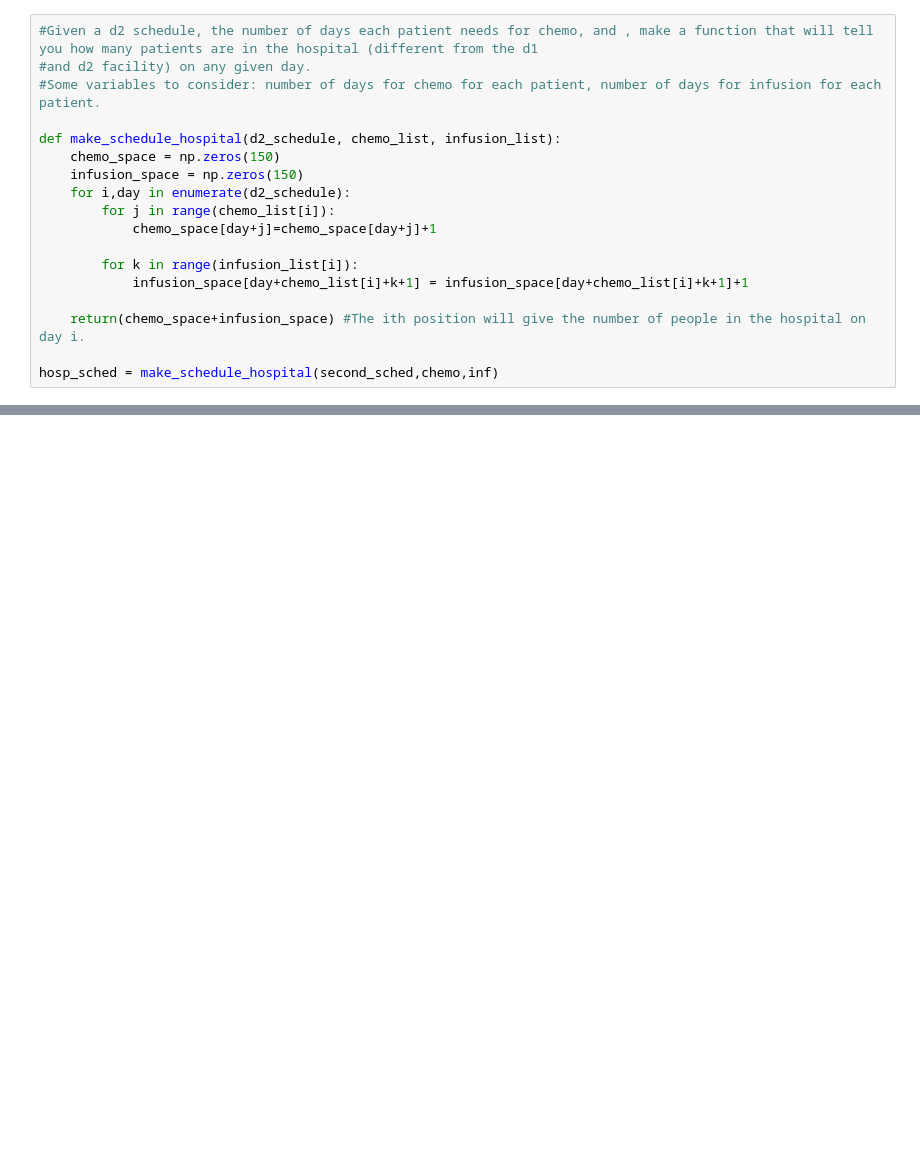
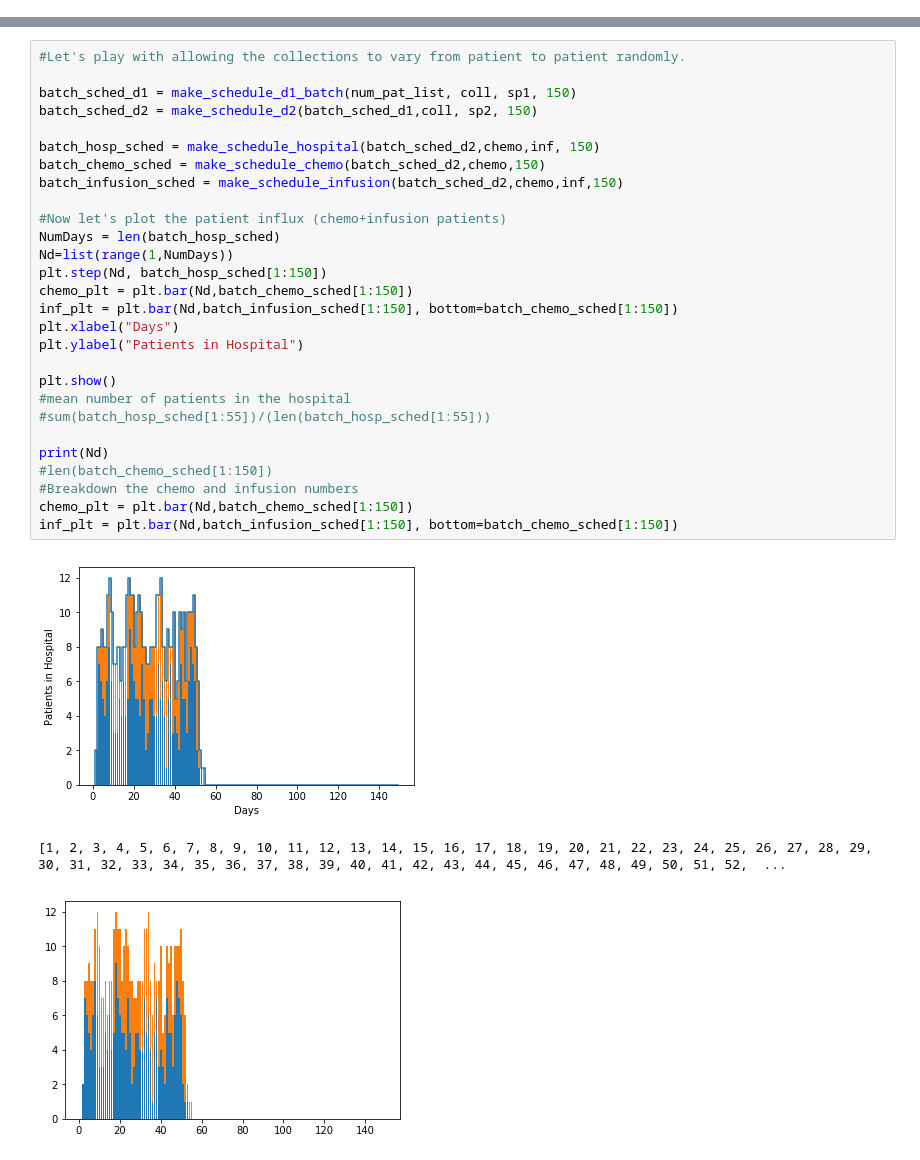
Before and after one commit to nma5214/TeamMayo, a Jupyter notebook: Greedy/Greedy_schedule_1.ipynb, the cells around one changed output, grey strips where cells are left out. Cells and saved outputs as stored; diff of their text form; blank space fills up the shorter version.

```diff
--- a/Greedy/Greedy_schedule_1.ipynb
+++ b/Greedy/Greedy_schedule_1.ipynb
@@ -96,18 +0,0 @@ array([ 3,  3,  3,  3,  3,  3,  3,  3,  3,  3,  3,  3,  4,  4,  4,  4,  4,
-# %%
-#Given a d2 schedule, the number of days each patient needs for chemo, and , make a function that will tell you how many patients are in the hospital (different from the d1
-#and d2 facility) on any given day.
-#Some variables to consider: number of days for chemo for each patient, number of days for infusion for each patient.
-
-def make_schedule_hospital(d2_schedule, chemo_list, infusion_list):
-    chemo_space = np.zeros(150)
-    infusion_space = np.zeros(150)
-    for i,day in enumerate(d2_schedule):
-        for j in range(chemo_list[i]):
-            chemo_space[day+j]=chemo_space[day+j]+1
-
-        for k in range(infusion_list[i]):
-            infusion_space[day+chemo_list[i]+k+1] = infusion_space[day+chemo_list[i]+k+1]+1
-
-    return(chemo_space+infusion_space) #The ith position will give the number of people in the hospital on day i.
-
-hosp_sched = make_schedule_hospital(second_sched,chemo,inf)
@@ -185,0 +285,32 @@ Text(0,0.5,'Patients in System')
+# %%
+#Let's play with allowing the collections to vary from patient to patient randomly.
+
+batch_sched_d1 = make_schedule_d1_batch(num_pat_list, coll, sp1, 150)
+batch_sched_d2 = make_schedule_d2(batch_sched_d1,coll, sp2, 150)
+
+batch_hosp_sched = make_schedule_hospital(batch_sched_d2,chemo,inf, 150)
+batch_chemo_sched = make_schedule_chemo(batch_sched_d2,chemo,150)
+batch_infusion_sched = make_schedule_infusion(batch_sched_d2,chemo,inf,150)
+
+#Now let's plot the patient influx (chemo+infusion patients)
+NumDays = len(batch_hosp_sched)
+Nd=list(range(1,NumDays))
+plt.step(Nd, batch_hosp_sched[1:150])
+chemo_plt = plt.bar(Nd,batch_chemo_sched[1:150])
+inf_plt = plt.bar(Nd,batch_infusion_sched[1:150], bottom=batch_chemo_sched[1:150])
+plt.xlabel("Days")
+plt.ylabel("Patients in Hospital")
+
+plt.show()
+#mean number of patients in the hospital
+#sum(batch_hosp_sched[1:55])/(len(batch_hosp_sched[1:55]))
+
+print(Nd)
+#len(batch_chemo_sched[1:150])
+#Breakdown the chemo and infusion numbers
+chemo_plt = plt.bar(Nd,batch_chemo_sched[1:150])
+inf_plt = plt.bar(Nd,batch_infusion_sched[1:150], bottom=batch_chemo_sched[1:150])
+# %% [output]
+[figure, added]
+[1, 2, 3, 4, 5, 6, 7, 8, 9, 10, 11, 12, 13, 14, 15, 16, 17, 18, 19, 20, 21, 22, 23, 24, 25, 26, 27, 28, 29, 30, 31, 32, 33, 34, 35, 36, 37, 38, 39, 40, 41, 42, 43, 44, 45, 46, 47, 48, 49, 50, 51, 52,  ...
+[figure, added]
```
Also changed, not shown: parts of 9 cells of this notebook.
